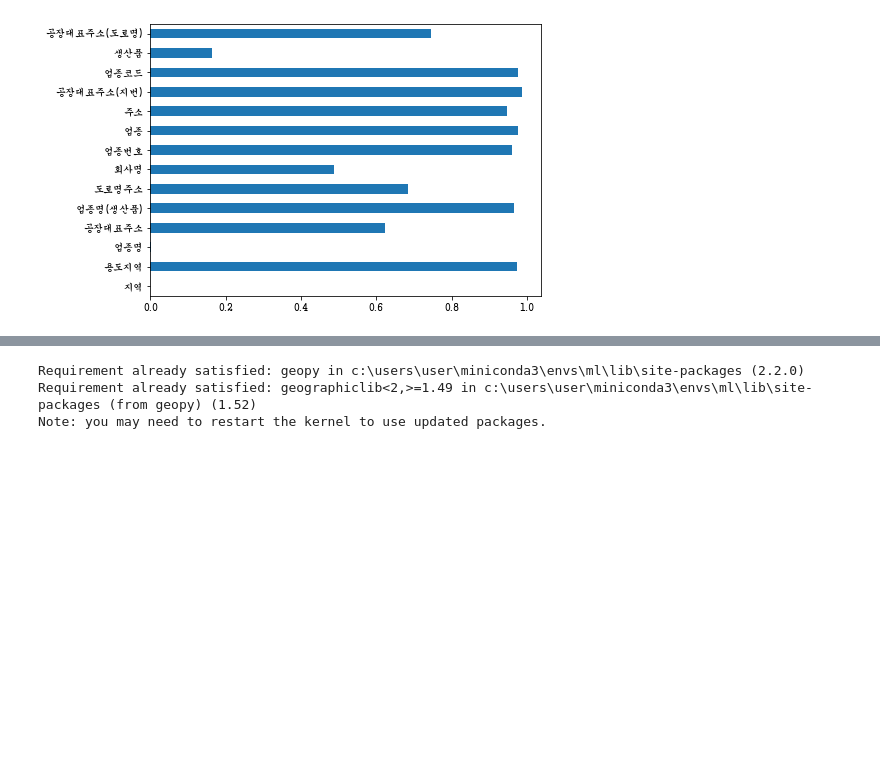
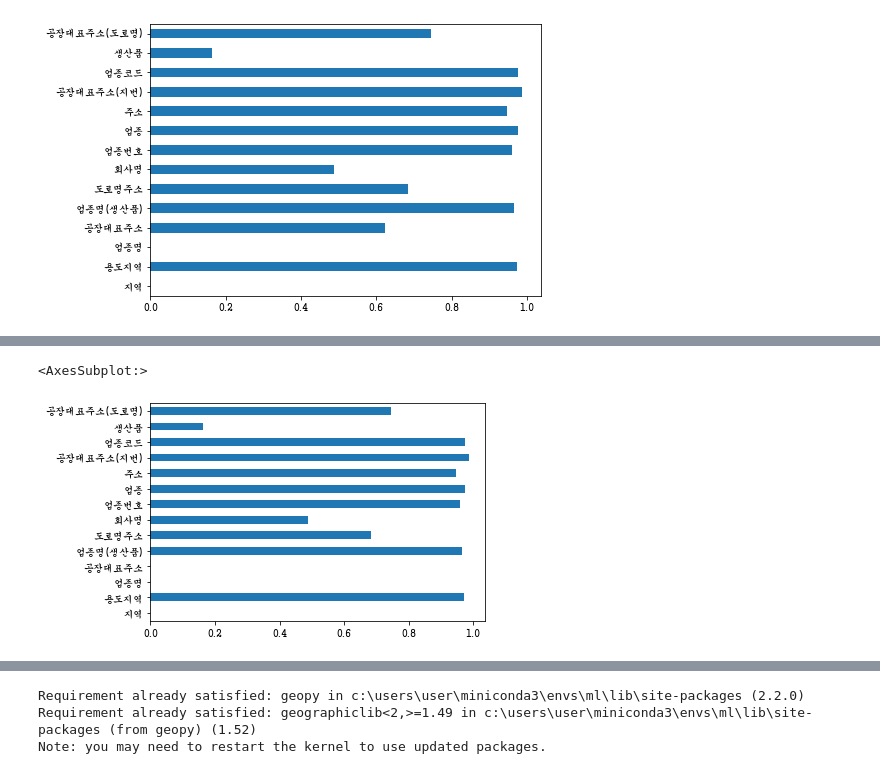
Before and after one commit to leekyuyoung4/ml0719, a Jupyter notebook: 데이터분석/서울시 제조업 현황.ipynb, the cells around one changed output, grey strips where cells are left out. Drawn from its saved outputs; the diff is of its cells as text; code cells hidden in the pictures; blank space fills up the shorter version.

```diff
--- a/데이터분석/서울시 제조업 현황.ipynb
+++ b/데이터분석/서울시 제조업 현황.ipynb
@@ -94,0 +105,8 @@ df2.isna().mean().plot.barh(figsize=(7,5))
+# %%
+temp = df2[df2['공장대표주소'].isna()]
+index = temp[temp['공장대표주소(도로명)'].isna() == False].index
+df2.loc[index,'공장대표주소'] = df2.loc[index,'공장대표주소(도로명)']
+# %%
+temp = df2[df2['공장대표주소'].isna()]
+index = temp[temp['도로명주소'].isna() == False].index
+df2.loc[index,'공장대표주소'] = df2.loc[index,'도로명주소']
@@ -94,0 +118,9 @@ df2.isna().mean().plot.barh(figsize=(7,5))
+# %%
+df2.drop(index=4828,inplace=True)
+# %%
+df2.reset_index(drop=True,inplace=True)
+# %%
+df2.isna().mean().plot.barh()
+# %% [output]
+<AxesSubplot:>
+[figure, added]
```
Also changed, not shown: parts of 18 cells of this notebook, 1 other file.
